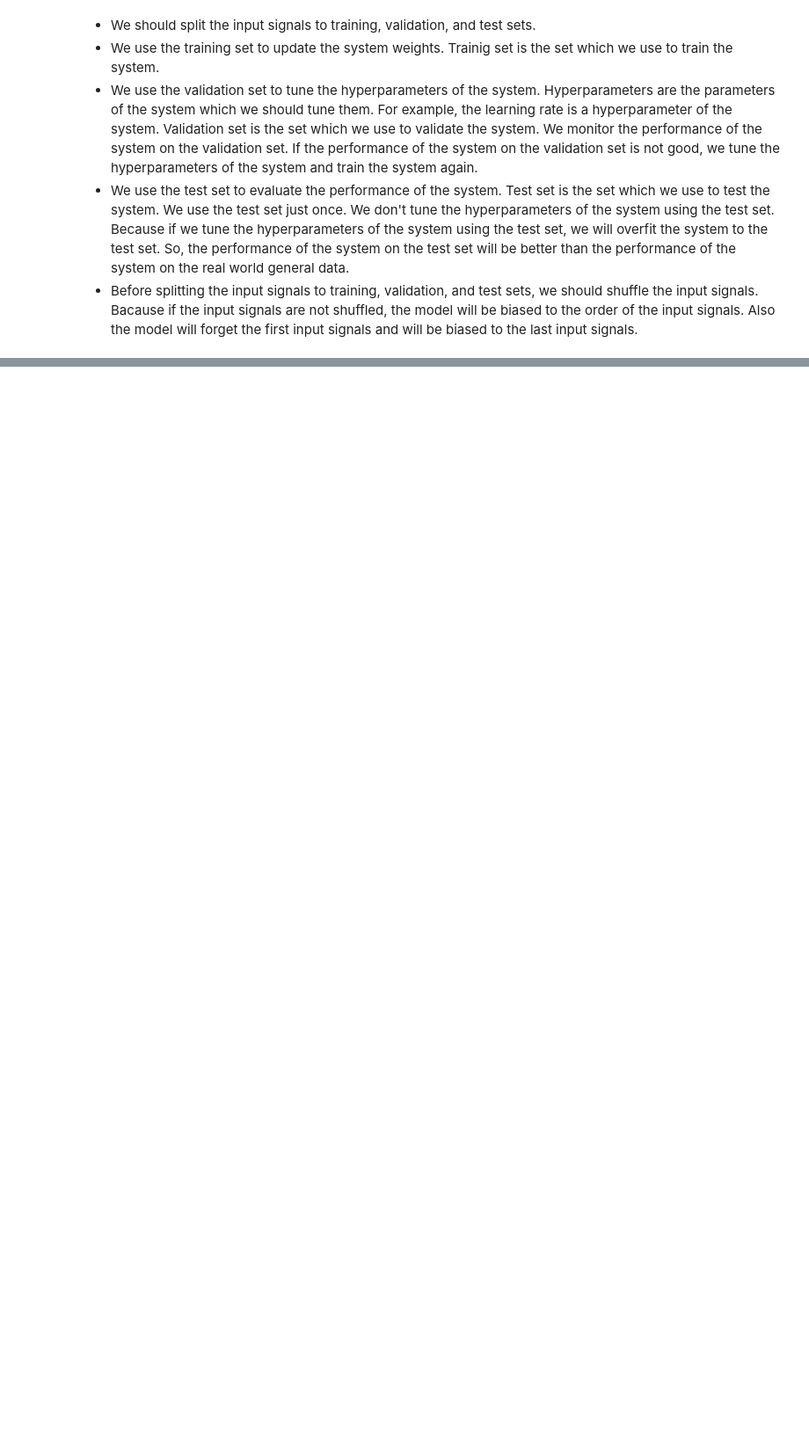
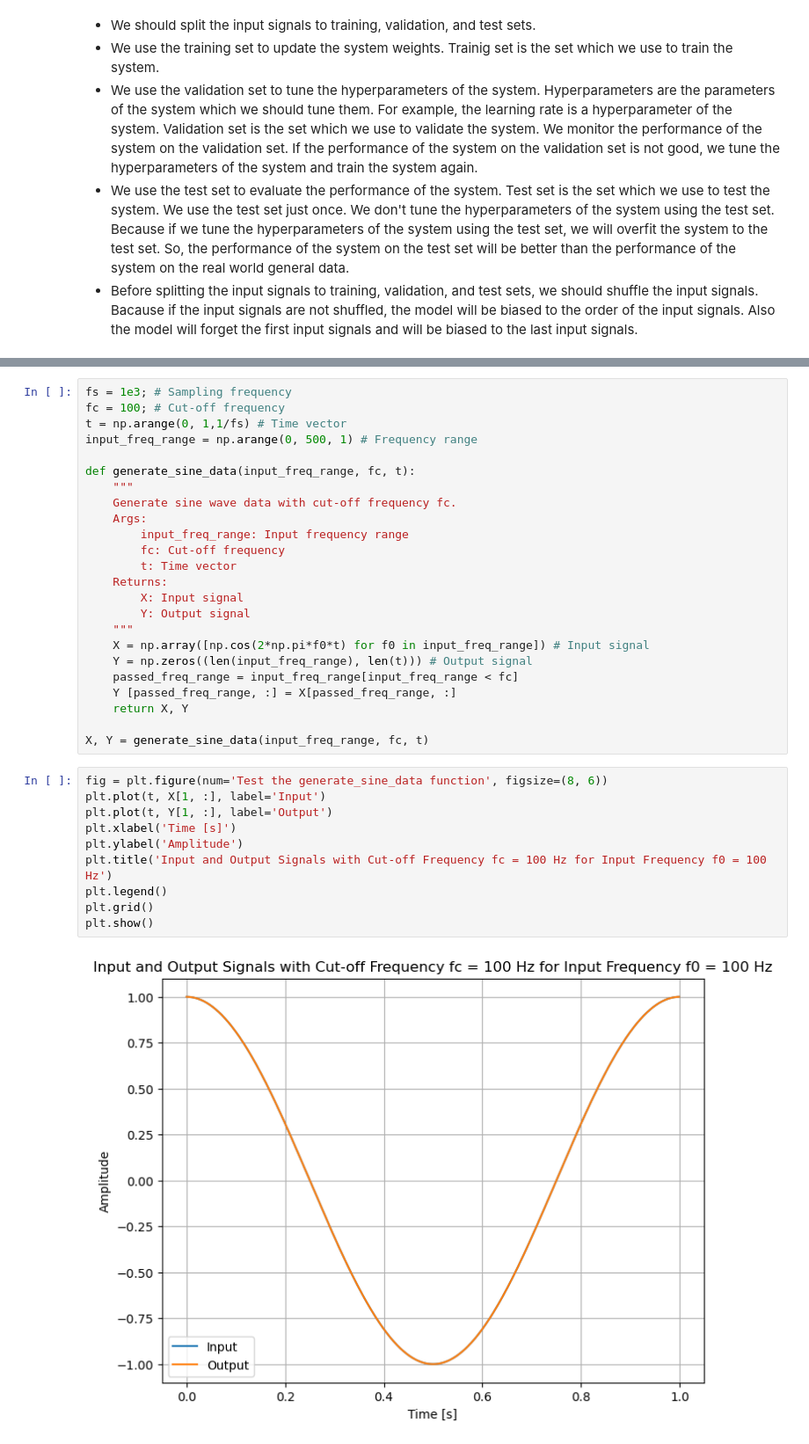
Before and after one commit to ErfanRasti/digital-signal-processing-lab, a Jupyter notebook: DigitalFilterDesign/DigitalFilterDesingUsingDeepLearning.ipynb, the cells around one changed output, grey strips where cells are left out. Shown at 88% size. Cells and saved outputs as stored; diff of their text form; blank space fills up the shorter version.

```diff
--- a/DigitalFilterDesign/DigitalFilterDesingUsingDeepLearning.ipynb
+++ b/DigitalFilterDesign/DigitalFilterDesingUsingDeepLearning.ipynb
@@ -123,0 +147,36 @@ system.
+# %%
+fs = 1e3; # Sampling frequency
+fc = 100; # Cut-off frequency
+t = np.arange(0, 1,1/fs) # Time vector
+input_freq_range = np.arange(0, 500, 1) # Frequency range
+
+def generate_sine_data(input_freq_range, fc, t):
+    """
+    Generate sine wave data with cut-off frequency fc.
+    Args:
+        input_freq_range: Input frequency range
+        fc: Cut-off frequency
+        t: Time vector
+    Returns:
+        X: Input signal
+        Y: Output signal
+    """
+    X = np.array([np.cos(2*np.pi*f0*t) for f0 in input_freq_range]) # Input signal
+    Y = np.zeros((len(input_freq_range), len(t))) # Output signal
+    passed_freq_range = input_freq_range[input_freq_range < fc]
+    Y [passed_freq_range, :] = X[passed_freq_range, :]
+    return X, Y
+
+X, Y = generate_sine_data(input_freq_range, fc, t)
+# %%
+fig = plt.figure(num='Test the generate_sine_data function', figsize=(8, 6))
+plt.plot(t, X[1, :], label='Input')
+plt.plot(t, Y[1, :], label='Output')
+plt.xlabel('Time [s]')
+plt.ylabel('Amplitude')
+plt.title('Input and Output Signals with Cut-off Frequency fc = 100 Hz for Input Frequency f0 = 100 Hz')
+plt.legend()
+plt.grid()
+plt.show()
+# %% [output]
+[figure, added]
```
Also changed, not shown: parts of 4 cells of this notebook.
